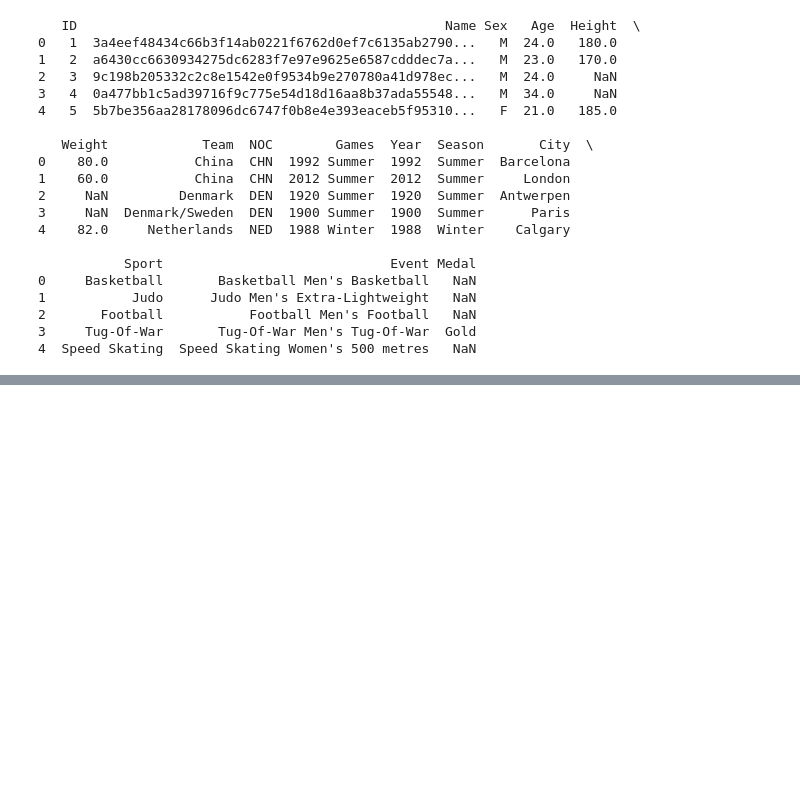
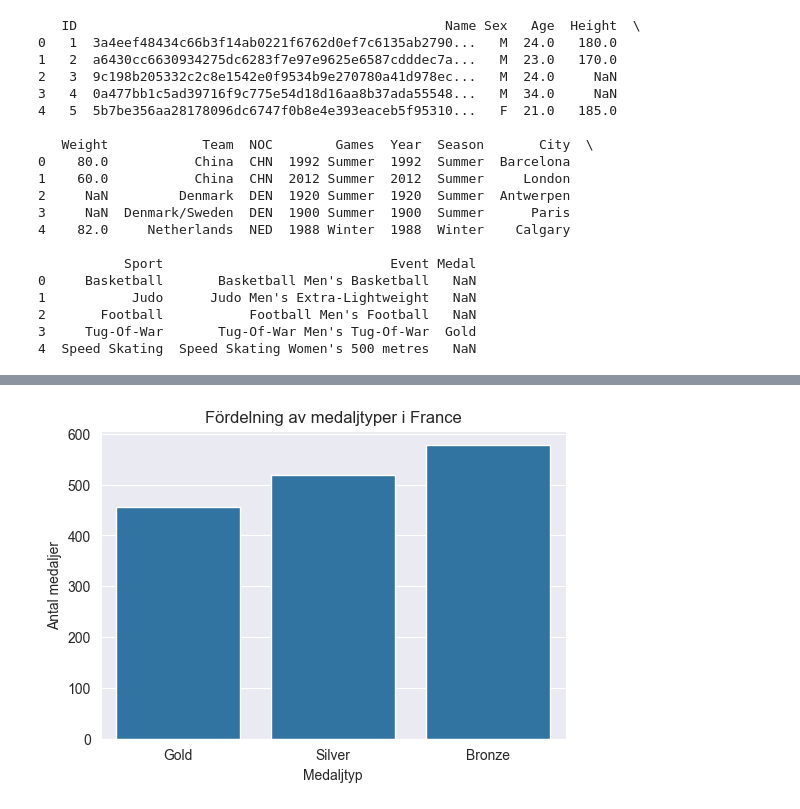
Before and after one commit to Gremlet/databehandling-grupp-9-projekt, a Jupyter notebook: grupparbete/osprojektet.ipynb, the cells around one changed output, grey strips where cells are left out. Drawn from its saved outputs; the diff is of its cells as text; code cells hidden in the pictures; blank space fills up the shorter version.

```diff
--- a/grupparbete/osprojektet.ipynb
+++ b/grupparbete/osprojektet.ipynb
@@ -32,0 +195,9 @@ print(df_program.head())
+# %%
+plt.figure(figsize=(6,4))
+sns.countplot(data=medals, x="Medal", order=["Gold","Silver","Bronze"])
+plt.title(f"Fördelning av medaljtyper i {country}")
+plt.xlabel("Medaljtyp")
+plt.ylabel("Antal medaljer")
+plt.show()
+# %% [output]
+[figure, added]
```
Also changed, not shown: parts of 16 cells of this notebook.
